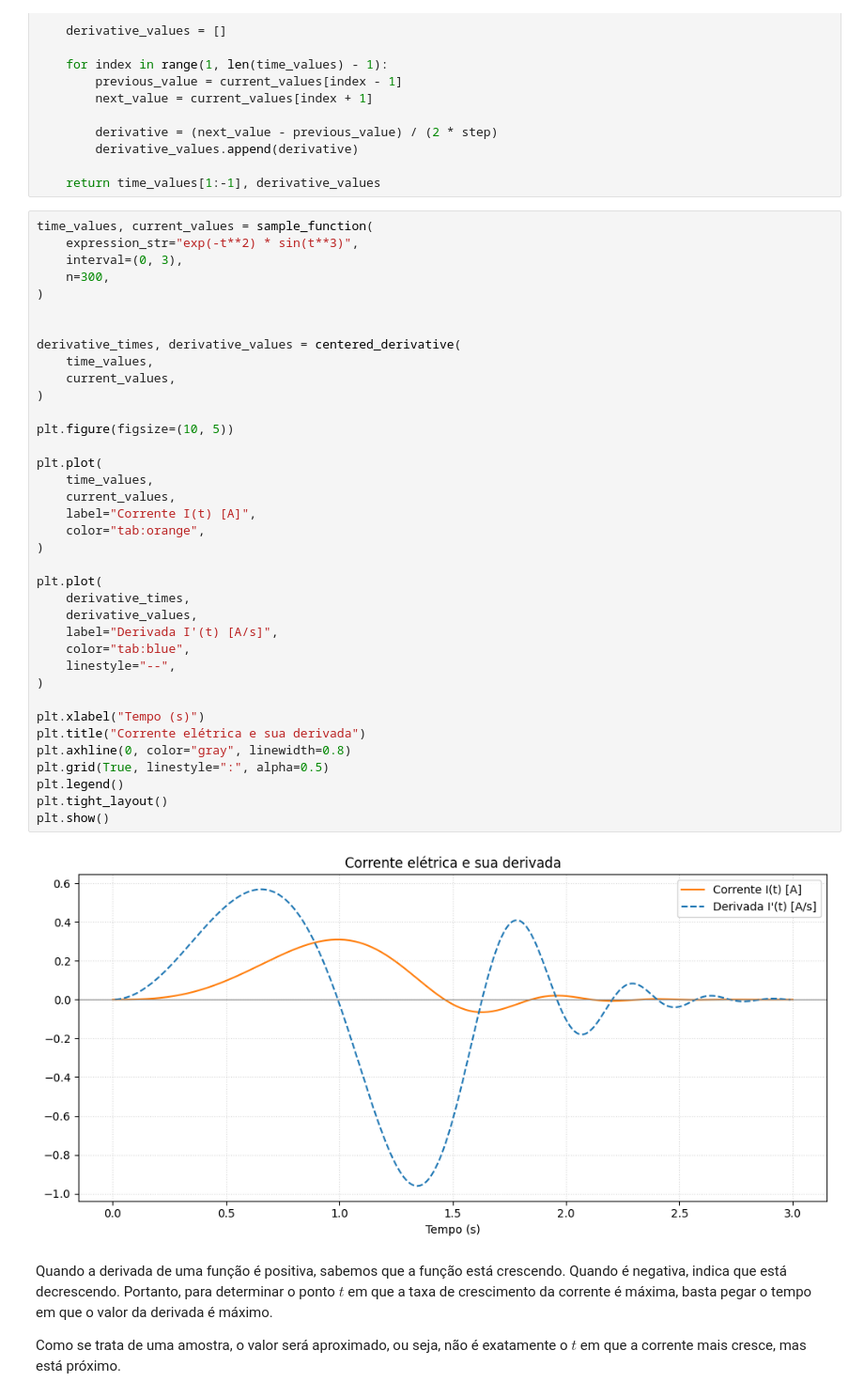
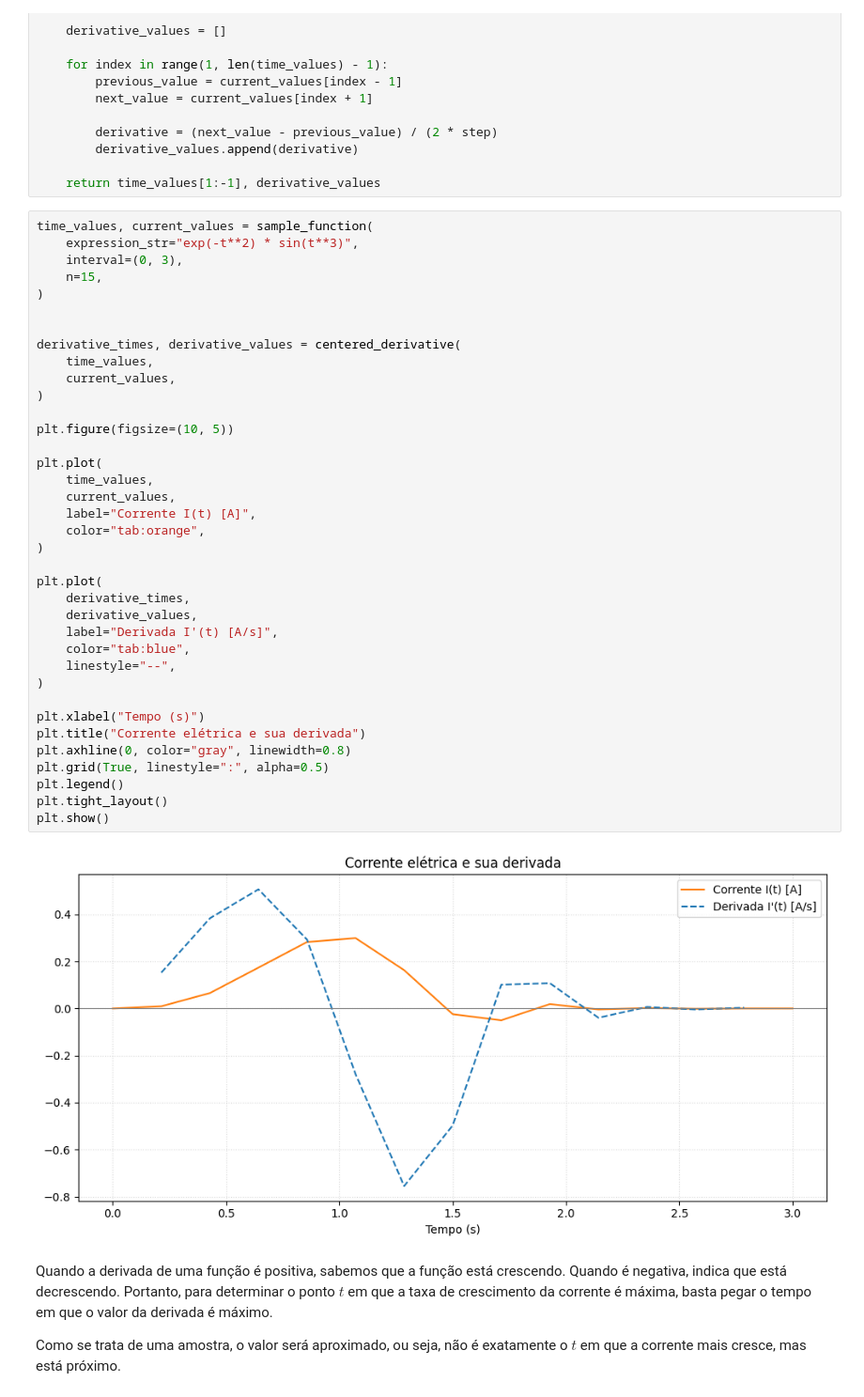
Before and after one commit to Arthurpmrs/nlp-numerical-methods, a Jupyter notebook: methods/04_lista3.ipynb, the cells around one changed output. Shown at 94% size. Drawn from its saved outputs; the diff is of its cells as text.

```diff
--- a/methods/04_lista3.ipynb
+++ b/methods/04_lista3.ipynb
@@ -601,41 +599,41 @@ def centered_derivative(time_values, current_values):
 time_values, current_values = sample_function(
     expression_str="exp(-t**2) * sin(t**3)",
     interval=(0, 3),
-    n=300,
+    n=15,
 )
 
 
 derivative_times, derivative_values = centered_derivative(
     time_values,
     current_values,
 )
 
 plt.figure(figsize=(10, 5))
 
 plt.plot(
     time_values,
     current_values,
     label="Corrente I(t) [A]",
     color="tab:orange",
 )
 
 plt.plot(
     derivative_times,
     derivative_values,
     label="Derivada I'(t) [A/s]",
     color="tab:blue",
     linestyle="--",
 )
 
 plt.xlabel("Tempo (s)")
 plt.title("Corrente elétrica e sua derivada")
 plt.axhline(0, color="gray", linewidth=0.8)
 plt.grid(True, linestyle=":", alpha=0.5)
 plt.legend()
 plt.tight_layout()
 plt.show()
 # %% [output]
-[figure, old version]
+[figure, new version]
 # %% [markdown]
 Quando a derivada de uma função é positiva, sabemos que a função está crescendo. Quando é negativa, indica que está decrescendo. Portanto, para determinar o ponto $t$ em que a taxa de crescimento da corrente é máxima, basta pegar o tempo em que o valor da derivada é máximo.
 
```
Also changed, not shown: parts of 3 cells of this notebook.
